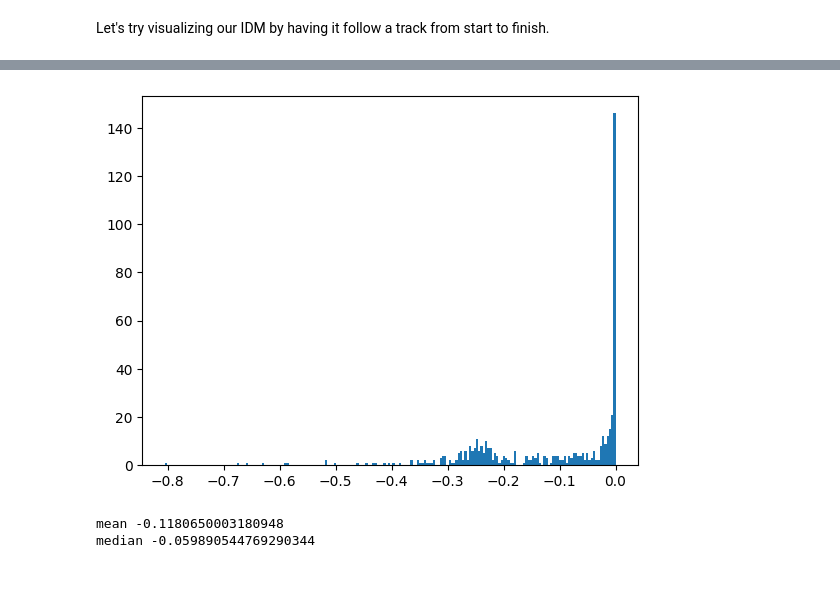
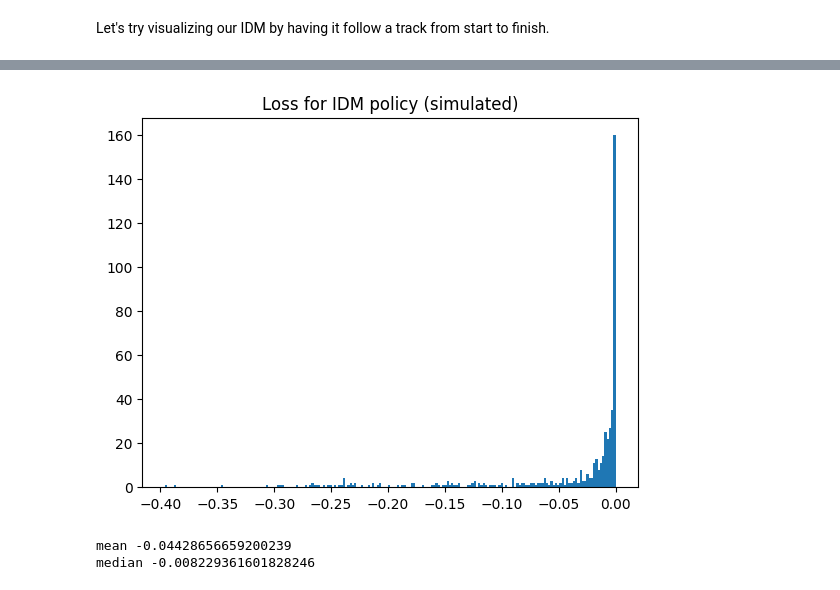
Before and after one commit to pimpale/metadrive-offline-rl-benchmark, a Jupyter notebook: waymo-metadrive-idm-model.ipynb, the cells around one changed output, grey strips where cells are left out. Saved outputs shown, nothing was run; the diff lists cells and outputs as text; code cells hidden in the pictures.

```diff
--- a/waymo-metadrive-idm-model.ipynb
+++ b/waymo-metadrive-idm-model.ipynb
@@ -423,7 +493,0 @@ KeyboardInterrupt:
-# %%
-idm_train_data: list[Observation] = []
-for states in h:
-    for i in range(len(states)-1):
-        idm_train_data.append((states[i], states[i+1]))
-
-print("train data:", len(idm_train_data))
@@ -440,11 +494,3 @@ if not os.path.exists('data/idm_train_data.pkl'):
-# %%
-import pickle
-import os
-
-if 'idm_train_data' not in locals():
-    # load data (if exists)
-    with open('data/idm_train_data.pkl', 'rb') as f:
-        idm_train_data = pickle.load(f)
 # %%
 # creates a model that attempts to predict the action given the current state and the next state
 class InverseDynamicsModel(nn.Module):
@@ -697,4 +718,14 @@ def run_game(env: MetaDriveEnv, policy:typing.Callable[[Observation], Action], o
     s1_pred = next_state(env, s0, a)
     r = -compute_loss(s1, s1_pred)
     return a, r, s1_pred
+
+def run_game_est(mm:MetadriveModel, policy:typing.Callable[[Observation], Action], o: Observation) -> tuple[Action, float, State]:
+    device = deviceof(mm)
+    s0, s1 = o
+    a = policy(o)
+    with torch.no_grad():
+        s1_pred_tensor = mm(state_batch_to_tensor([s0],device), action_batch_to_tensor([a],device)).detach().cpu().numpy()[0]
+    s1_pred = State(velocity=s1_pred_tensor[:2], heading=s1_pred_tensor[2])
+    r = -compute_loss(s1, s1_pred)
+    return a, r, s1_pred
 # %%
@@ -719,0 +754,12 @@ median -0.002603338107250909
+# %%
+# test loss function
+do_nothing_loss_est = []
+for s0, s1 in idm_test_set:
+    _, rew, _ = run_game_est(mm, null_policy, (s0, s1))
+    do_nothing_loss_est.append(rew)
+
+plt.title("Loss for doing nothing (estimated with MM)")
+plt.hist(do_nothing_loss_est, bins=200)
+plt.show()
+print("mean", np.mean(do_nothing_loss_est))
+print("median", np.median(do_nothing_loss_est))
@@ -720,15 +770,16 @@ median -0.002603338107250909
 # %%
 # test loss function
 idm_loss = []
 for s0, s1 in idm_test_set:
     _, rew, _ = run_game(env, IDMPolicy(idm), (s0, s1))
     idm_loss.append(rew)
 
+plt.title("Loss for IDM policy (simulated)")
 plt.hist(idm_loss, bins=200)
 plt.show()
 print("mean", np.mean(idm_loss))
 print("median", np.median(idm_loss))
 # %% [output]
-[figure, old version]
+[figure, new version]
-mean -0.1180650003180948
-median -0.059890544769290344
+mean -0.04428656659200239
+median -0.008229361601828246
```
Also changed, not shown: parts of 40 cells of this notebook, 22 other files.
